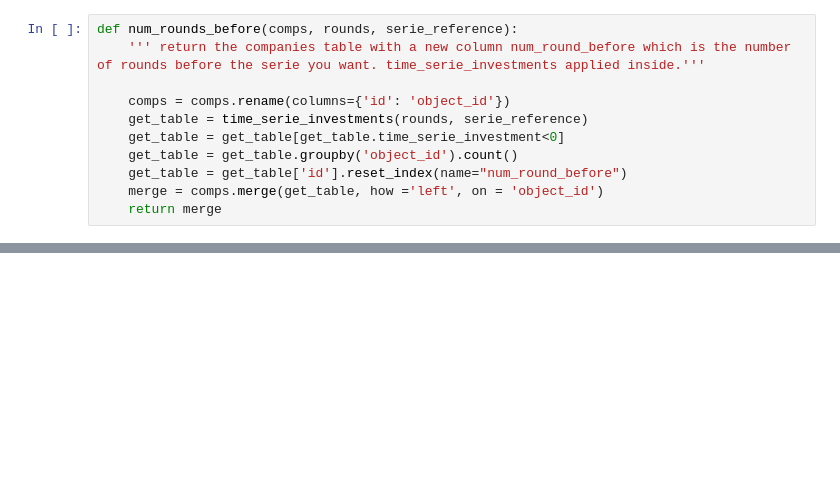
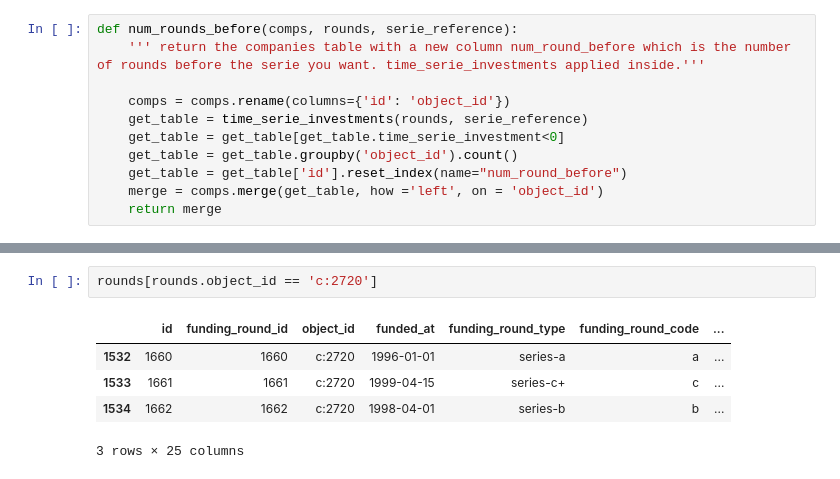
Before and after one commit to jojibou/invesscience, a Jupyter notebook: notebooks/Felipe.ipynb, the cells around one changed output, grey strips where cells are left out. Drawn from its saved outputs; the diff is of its cells as text; blank space fills up the shorter version.

```diff
--- a/notebooks/Felipe.ipynb
+++ b/notebooks/Felipe.ipynb
@@ -87,0 +123,8 @@ def num_rounds_before(comps, rounds, serie_reference):
+# %%
+rounds[rounds.object_id == 'c:2720']
+# %% [output]
+|  | id | funding_round_id | object_id | funded_at | funding_round_type | funding_round_code | ... |
+| 1532 | 1660 | 1660 | c:2720 | 1996-01-01 | series-a | a | ... |
+| 1533 | 1661 | 1661 | c:2720 | 1999-04-15 | series-c+ | c | ... |
+| 1534 | 1662 | 1662 | c:2720 | 1998-04-01 | series-b | b | ... |
+3 rows × 25 columns
```
Also changed, not shown: parts of 7 cells of this notebook.
